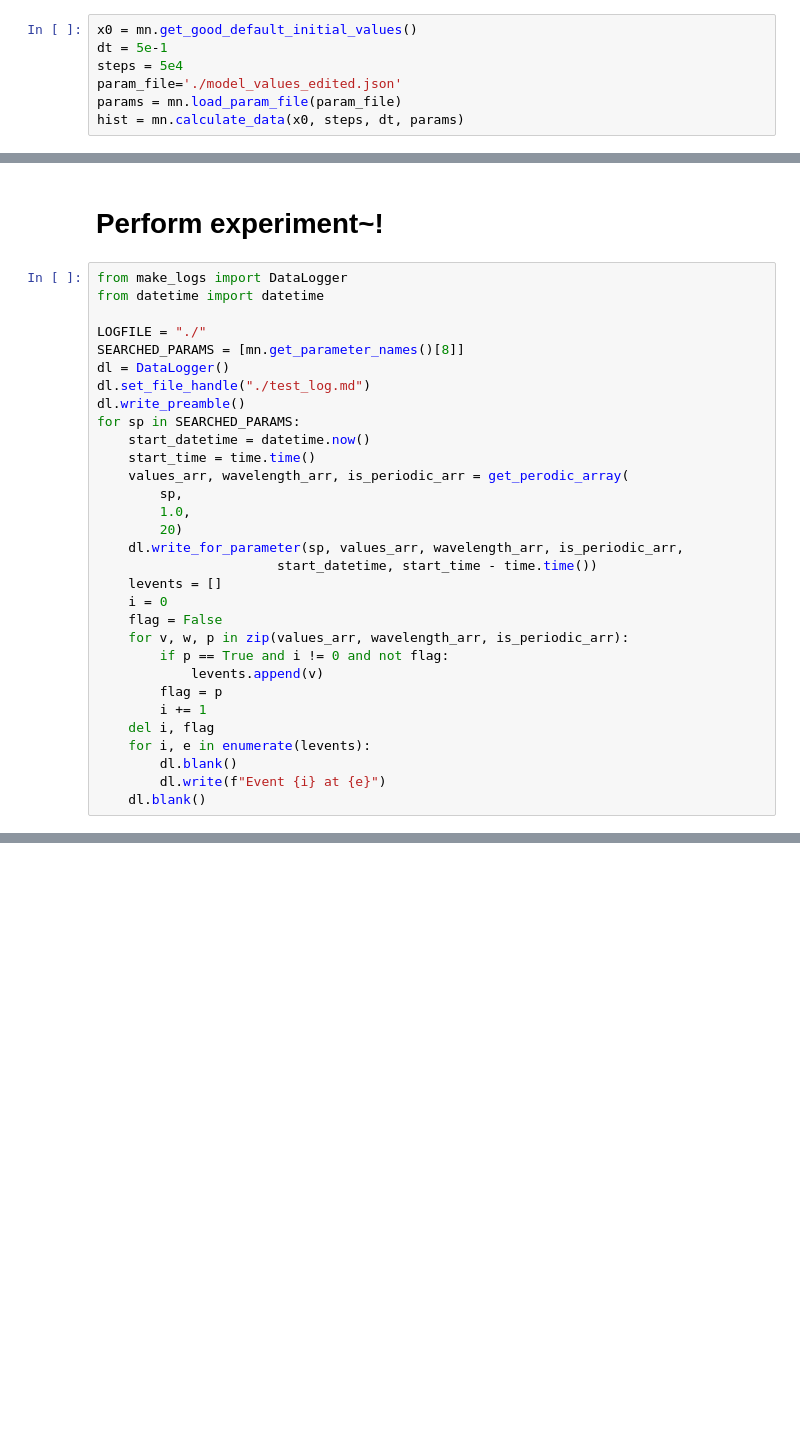
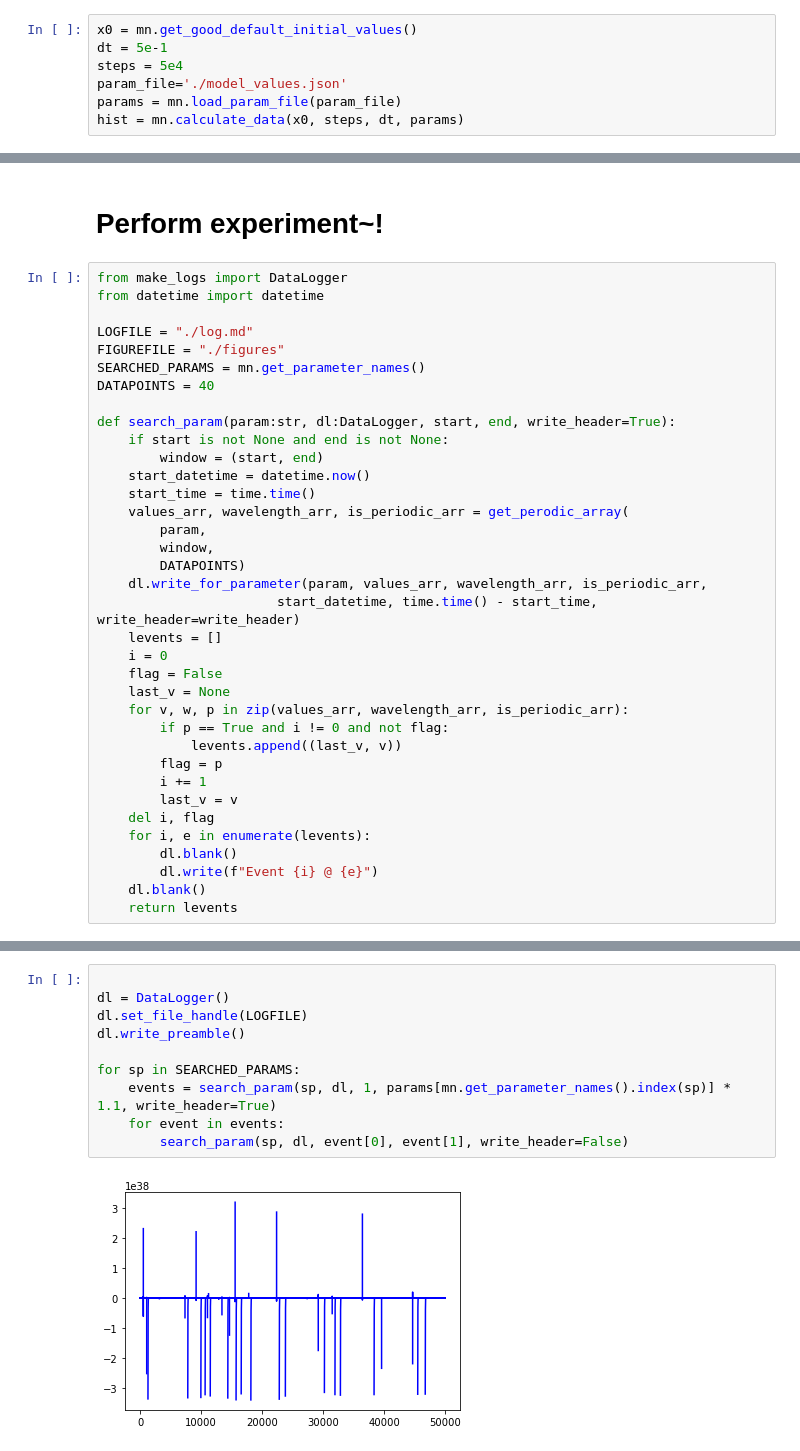
Before and after one commit to ly49nkallo/Research2023, a Jupyter notebook: Research2/hair_model.ipynb, the cells around one changed output, grey strips where cells are left out. Saved outputs shown, nothing was run; the diff lists cells and outputs as text; blank space fills up the shorter version.

```diff
--- a/Research2/hair_model.ipynb
+++ b/Research2/hair_model.ipynb
@@ -18,7 +18,7 @@ plt.rcParams["animation.html"] = "html5" #Use HTML to render with 'inline' backe
 x0 = mn.get_good_default_initial_values()
 dt = 5e-1
 steps = 5e4
-param_file='./model_values_edited.json'
+param_file='./model_values.json'
 params = mn.load_param_file(param_file)
 hist = mn.calculate_data(x0, steps, dt, params)
 # %%
@@ -114,30 +111,35 @@ KeyboardInterrupt:
 from make_logs import DataLogger
 from datetime import datetime
 
-LOGFILE = "./"
-SEARCHED_PARAMS = [mn.get_parameter_names()[8]]
-dl = DataLogger()
-dl.set_file_handle("./test_log.md")
-dl.write_preamble()
-for sp in SEARCHED_PARAMS:
+LOGFILE = "./log.md"
+FIGUREFILE = "./figures"
+SEARCHED_PARAMS = mn.get_parameter_names()
+DATAPOINTS = 40
+
+def search_param(param:str, dl:DataLogger, start, end, write_header=True):
+    if start is not None and end is not None:
+        window = (start, end)
     start_datetime = datetime.now()
     start_time = time.time()
     values_arr, wavelength_arr, is_periodic_arr = get_perodic_array(
-        sp,
-        1.0,
-        20)
-    dl.write_for_parameter(sp, values_arr, wavelength_arr, is_periodic_arr,
-                       start_datetime, start_time - time.time())
+        param,
+        window,
+        DATAPOINTS)
+    dl.write_for_parameter(param, values_arr, wavelength_arr, is_periodic_arr,
+                       start_datetime, time.time() - start_time, write_header=write_header)
     levents = []
     i = 0
     flag = False
+    last_v = None
     for v, w, p in zip(values_arr, wavelength_arr, is_periodic_arr):
         if p == True and i != 0 and not flag:
-            levents.append(v)
+            levents.append((last_v, v))
         flag = p
         i += 1
+        last_v = v
     del i, flag
     for i, e in enumerate(levents):
         dl.blank()
-        dl.write(f"Event {i} at {e}")
+        dl.write(f"Event {i} @ {e}")
     dl.blank()
+    return levents
@@ -146,0 +146,12 @@ Found event!
+# %%
+
+dl = DataLogger()
+dl.set_file_handle(LOGFILE)
+dl.write_preamble()
+
+for sp in SEARCHED_PARAMS:
+    events = search_param(sp, dl, 1, params[mn.get_parameter_names().index(sp)] * 1.1, write_header=True)
+    for event in events:
+        search_param(sp, dl, event[0], event[1], write_header=False)
+# %% [output]
+[figure, added]
```
Also changed, not shown: parts of 3 cells of this notebook, 3 other files.
